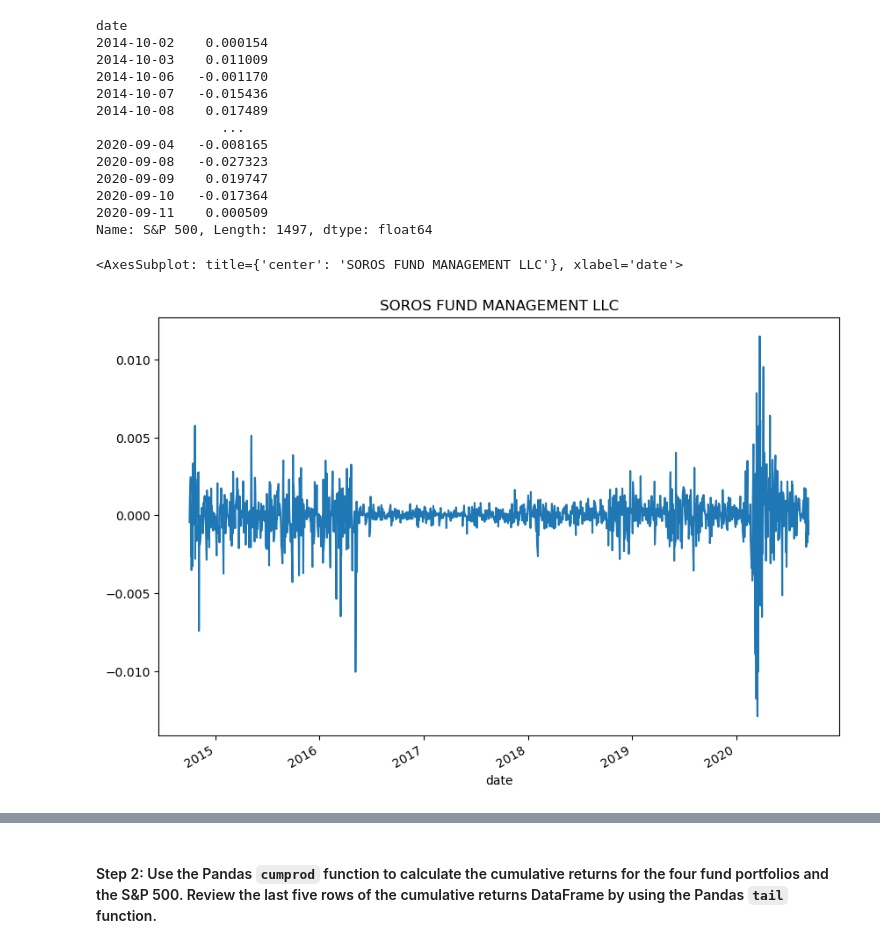
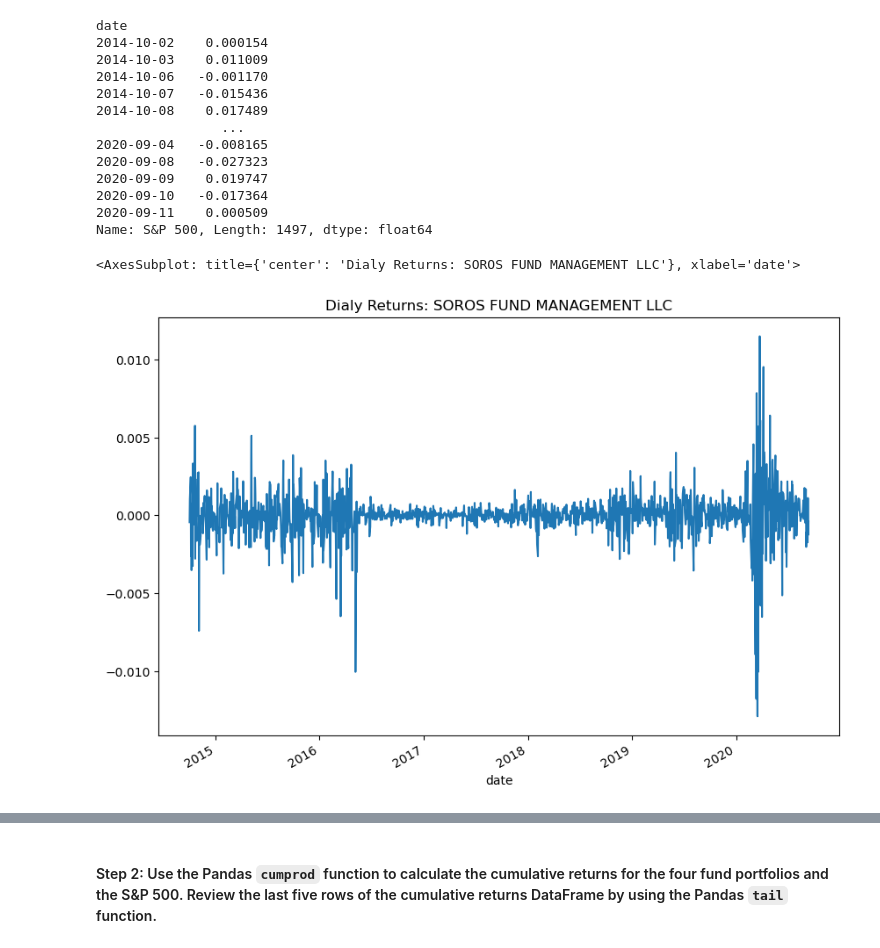
Before and after one commit to SkyRanger05/Module-Challenges, a Jupyter notebook: risk_return_analysis.ipynb, the cells around one changed output, grey strips where cells are left out. Drawn from its saved outputs; the diff is of its cells as text; code cells hidden in the pictures.

```diff
--- a/risk_return_analysis.ipynb
+++ b/risk_return_analysis.ipynb
@@ -266,11 +267,11 @@ Name: S&P 500, Length: 1497, dtype: float64
 # %%
 sfm_df.plot(
     figsize=(10,7),
-    title="SOROS FUND MANAGEMENT LLC"
+    title="Dialy Returns: SOROS FUND MANAGEMENT LLC"
 )
 # %% [output]
-<AxesSubplot: title={'center': 'SOROS FUND MANAGEMENT LLC'}, xlabel='date'>
+<AxesSubplot: title={'center': 'Dialy Returns: SOROS FUND MANAGEMENT LLC'}, xlabel='date'>
-[figure, old version]
+[figure, new version]
 # %%
 pc_df.plot(
     figsize=(10,7),
```
Also changed, not shown: parts of 26 cells of this notebook.
